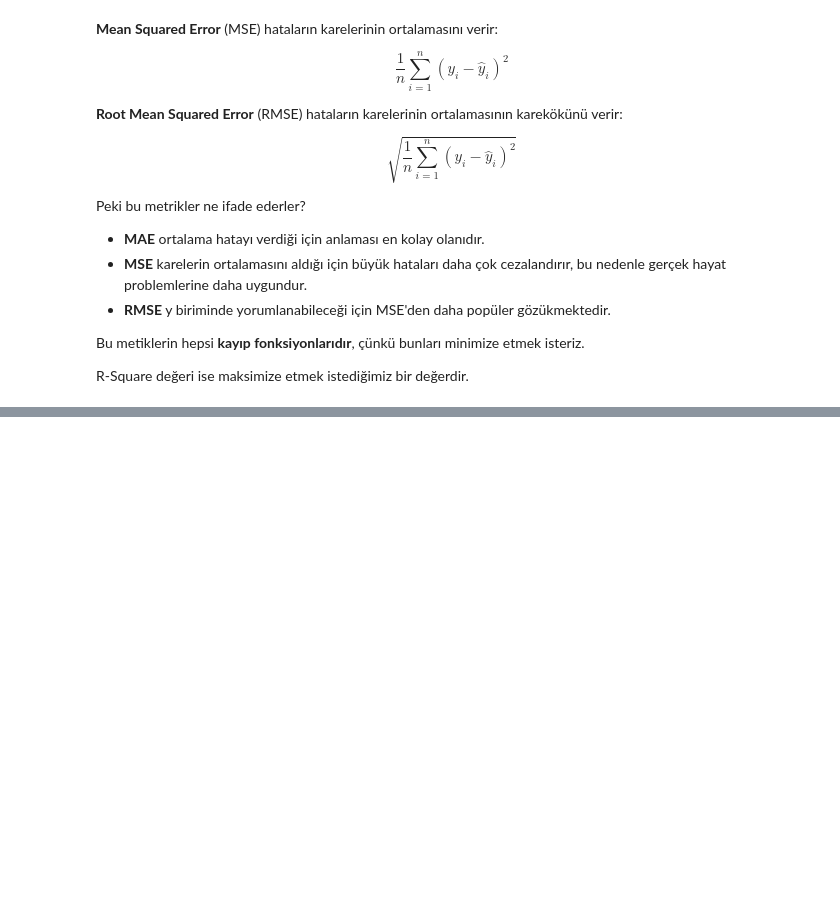
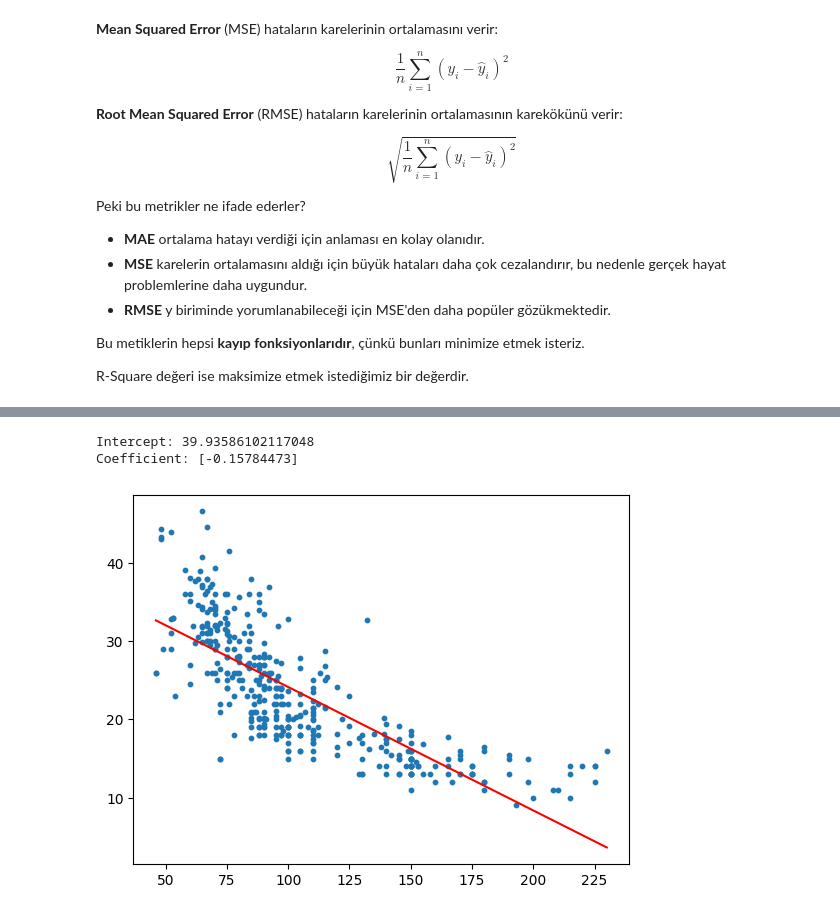
Before and after one commit to mybozkir/Machine_Learning_Practices, a Jupyter notebook: 1-Regression_Practices_TUR.ipynb, the cells around one changed output, grey strips where cells are left out. Drawn from its saved outputs; the diff is of its cells as text; code cells hidden in the pictures; blank space fills up the shorter version.

```diff
--- a/1-Regression_Practices_TUR.ipynb
+++ b/1-Regression_Practices_TUR.ipynb
@@ -379,0 +553,6 @@ R-Square değeri ise maksimize etmek istediğimiz bir değerdir.
+# %%
+auto_ = pd.read_csv('../../datasets/regression/Auto.csv')
+
+auto = auto_.copy().sort_values(by = 'horsepower')
+
+auto
@@ -379,0 +573,25 @@ R-Square değeri ise maksimize etmek istediğimiz bir değerdir.
+# %%
+# X ve y setlerimizi ayıralım.
+y = auto['mpg']
+X = auto[['horsepower']]
+# %%
+# Önce yine basitçe bir Lineer Regresyon modeli kuralım.
+linreg = LinearRegression()
+
+linreg.fit(X, y)
+
+print('Intercept:', linreg.intercept_)
+print('Coefficient:', linreg.coef_)
+# %% [output]
+Intercept: 39.93586102117048
+Coefficient: [-0.15784473]
+# %%
+# Tahmin işlemi.
+y_pred = linreg.predict(X)
+
+# Model çizgisi ile dağılımı kıyaslayalım
+plt.scatter(X, y, s = 10)
+plt.plot(X, y_pred, color = 'r')
+plt.show()
+# %% [output]
+[figure, added]
```
Also changed, not shown: parts of 35 cells of this notebook.
